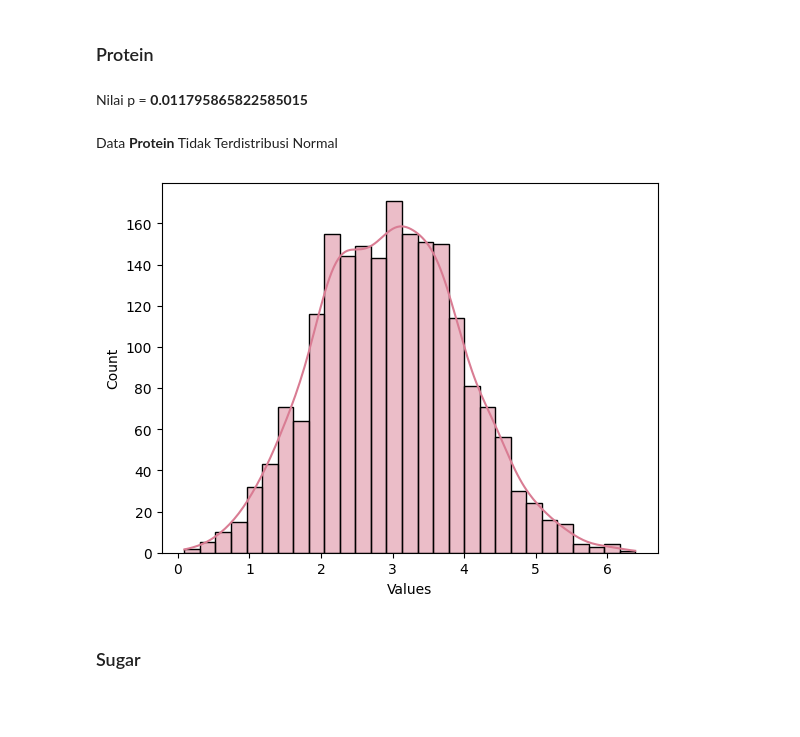
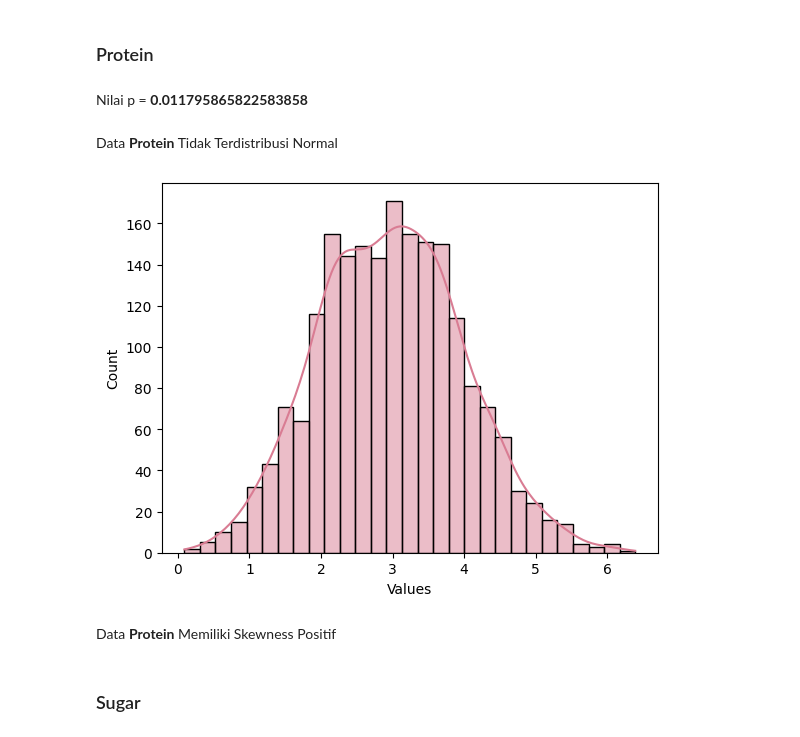
Before and after one commit to wigaandini/K1-IF2220-13522053-13522063, a Jupyter notebook: K1-IF2220-13522053-13522063.ipynb, the cells around one changed output. Saved outputs shown, nothing was run; the diff lists cells and outputs as text; code cells hidden in the pictures; blank space fills up the shorter version.

```diff
--- a/K1-IF2220-13522053-13522063.ipynb
+++ b/K1-IF2220-13522053-13522063.ipynb
@@ -332,12 +334,14 @@ Data **Serving** Terdistribusi Normal
 [figure]
 # %% [markdown]
 ### Protein
-# %%
-check_normal_dist(data_cleaned['Protein'])
-# %% [output]
-Nilai p = **0.011795865822585015**
-Data **Protein** Tidak Terdistribusi Normal
-[figure, removed]
+# %%
+check_normal_dist(data_cleaned['Protein'])
+display(Markdown(f'Data **Protein** Memiliki Skewness Positif'))
+# %% [output]
+Nilai p = **0.011795865822583858**
+Data **Protein** Tidak Terdistribusi Normal
+[figure, added]
+Data **Protein** Memiliki Skewness Positif
 # %% [markdown]
 ### Sugar
 # %%
```
Also changed, not shown: parts of 24 cells of this notebook.
